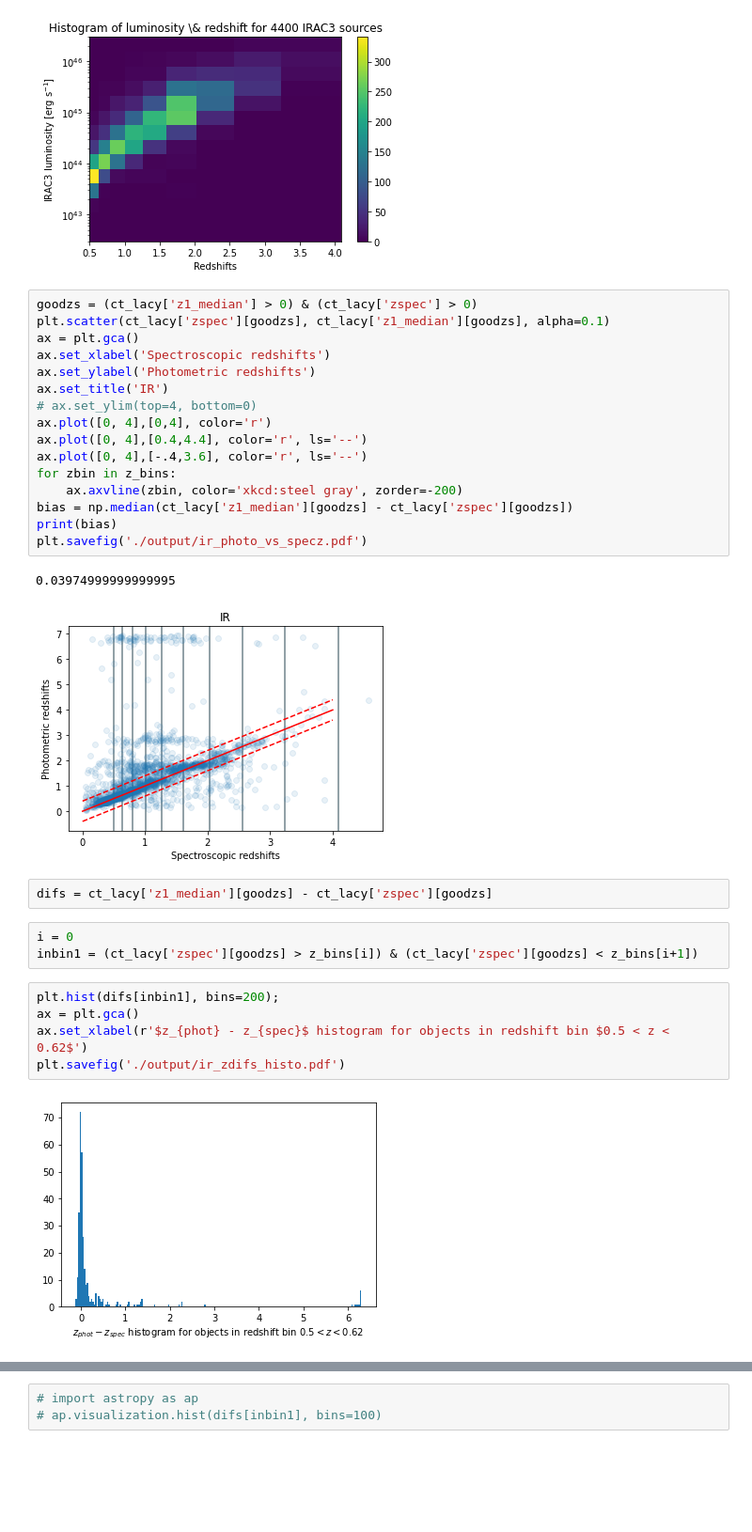
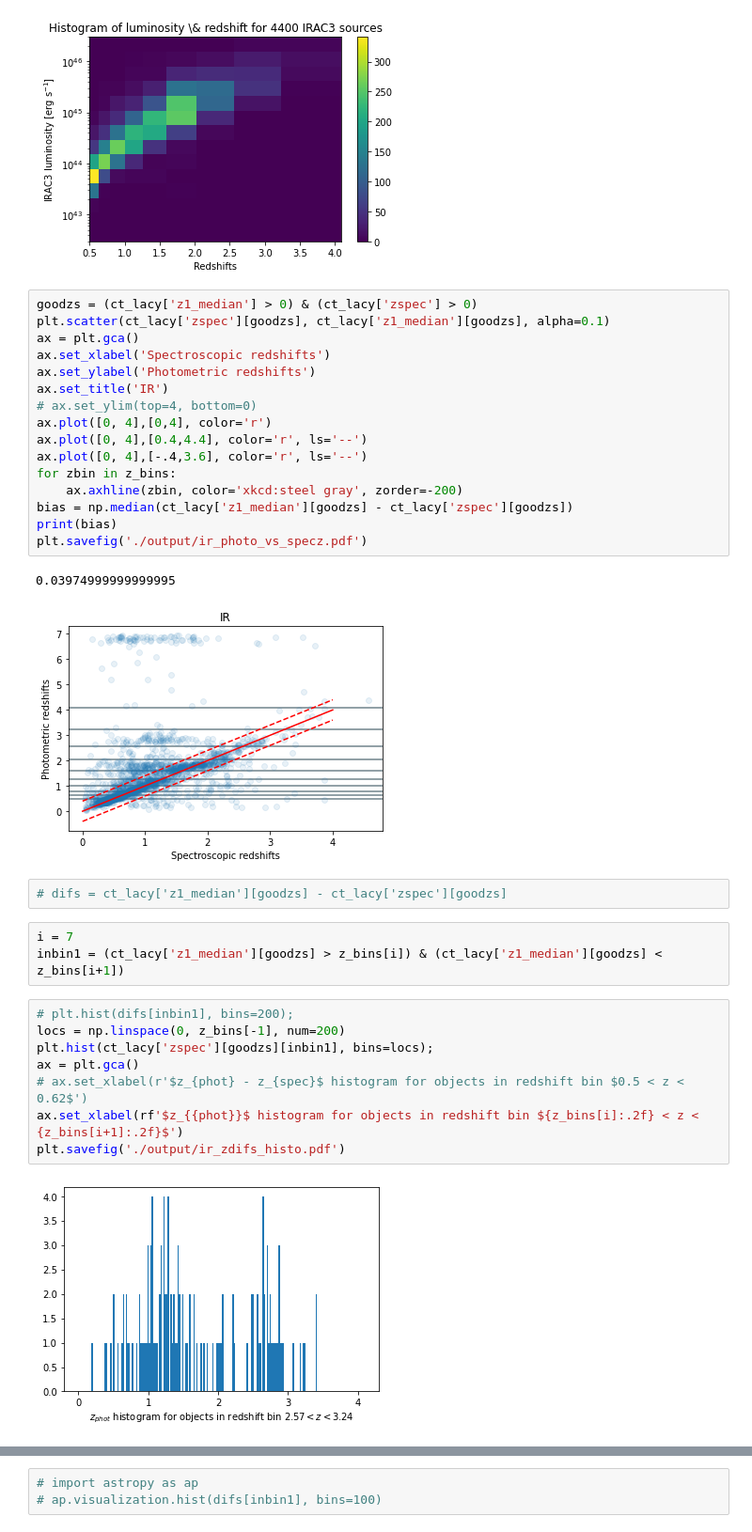
Before and after one commit to runburg/agn_lf, a Jupyter notebook: notebooks/ir_lf_HELP_XMMLSS.ipynb, the cells around one changed output, grey strips where cells are left out. Shown: that part at 94% size. Drawn from its saved outputs; the diff is of its cells as text; blank space fills up the shorter version.

```diff
--- a/notebooks/ir_lf_HELP_XMMLSS.ipynb
+++ b/notebooks/ir_lf_HELP_XMMLSS.ipynb
@@ -155,22 +152,25 @@ ax.plot([0, 4],[0,4], color='r')
 ax.plot([0, 4],[0.4,4.4], color='r', ls='--')
 ax.plot([0, 4],[-.4,3.6], color='r', ls='--')
 for zbin in z_bins:
-    ax.axvline(zbin, color='xkcd:steel gray', zorder=-200)
+    ax.axhline(zbin, color='xkcd:steel gray', zorder=-200)
 bias = np.median(ct_lacy['z1_median'][goodzs] - ct_lacy['zspec'][goodzs])
 print(bias)
 plt.savefig('./output/ir_photo_vs_specz.pdf')
 # %% [output]
 0.03974999999999995
-[figure, old version]
+[figure, new version]
 # %%
-difs = ct_lacy['z1_median'][goodzs] - ct_lacy['zspec'][goodzs]
+# difs = ct_lacy['z1_median'][goodzs] - ct_lacy['zspec'][goodzs]
 # %%
-i = 0
-inbin1 = (ct_lacy['zspec'][goodzs] > z_bins[i]) & (ct_lacy['zspec'][goodzs] < z_bins[i+1])
+i = 7
+inbin1 = (ct_lacy['z1_median'][goodzs] > z_bins[i]) & (ct_lacy['z1_median'][goodzs] < z_bins[i+1])
 # %%
-plt.hist(difs[inbin1], bins=200);
+# plt.hist(difs[inbin1], bins=200);
+locs = np.linspace(0, z_bins[-1], num=200)
+plt.hist(ct_lacy['zspec'][goodzs][inbin1], bins=locs);
 ax = plt.gca()
-ax.set_xlabel(r'$z_{phot} - z_{spec}$ histogram for objects in redshift bin $0.5 < z < 0.62$')
+# ax.set_xlabel(r'$z_{phot} - z_{spec}$ histogram for objects in redshift bin $0.5 < z < 0.62$')
+ax.set_xlabel(rf'$z_{{phot}}$ histogram for objects in redshift bin ${z_bins[i]:.2f} < z < {z_bins[i+1]:.2f}$')
 plt.savefig('./output/ir_zdifs_histo.pdf')
 # %% [output]
-[figure, old version]
+[figure, new version]
```
Also changed, not shown: parts of 3 cells of this notebook, 5 other files.
